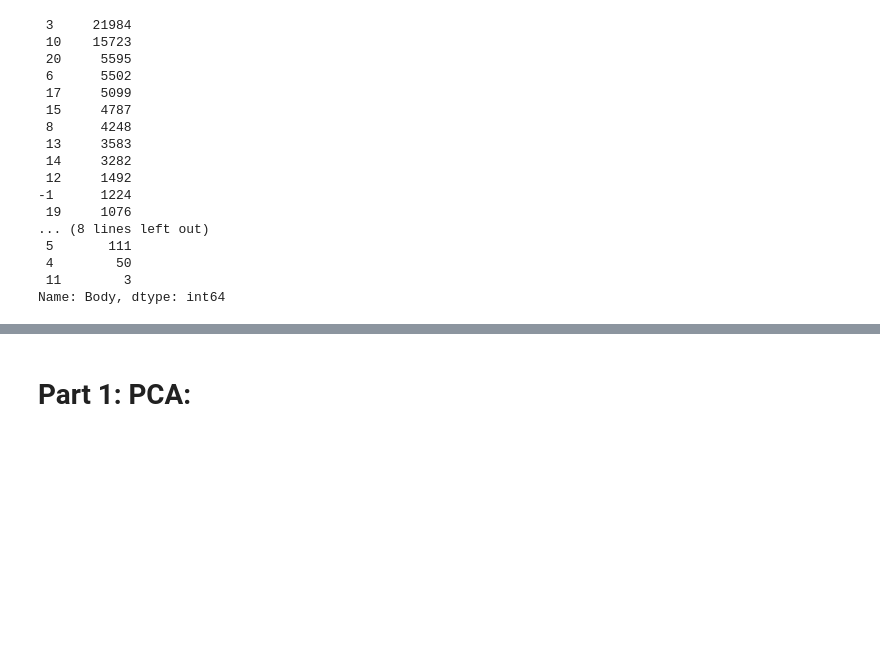
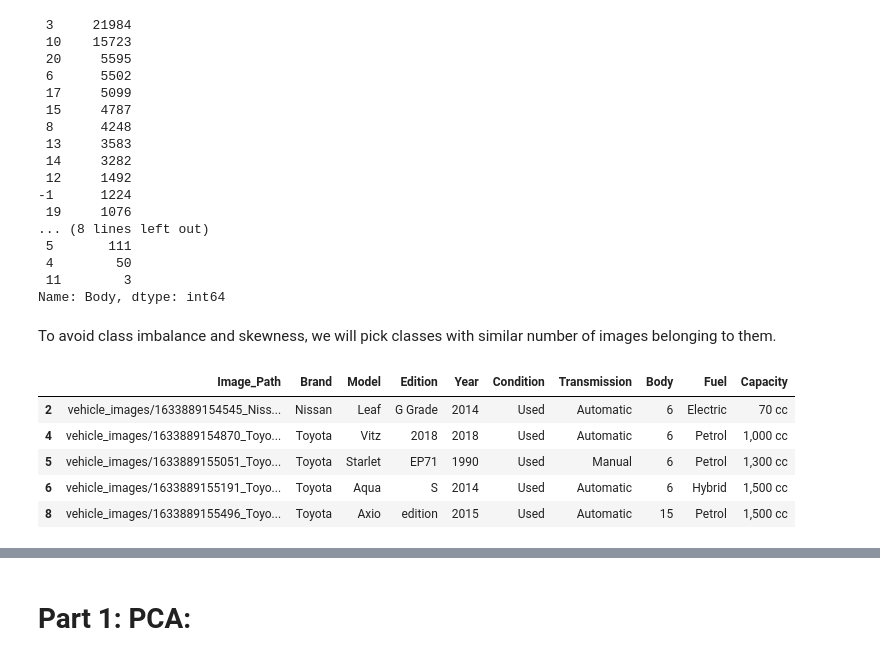
Before and after one commit to Sgipn/Vehicle_Classification, a Jupyter notebook: notebooks/project_draft.ipynb, the cells around one changed output, grey strips where cells are left out. Saved outputs shown, nothing was run; the diff lists cells and outputs as text; code cells hidden in the pictures; blank space fills up the shorter version.

```diff
--- a/notebooks/project_draft.ipynb
+++ b/notebooks/project_draft.ipynb
@@ -60,6 +60,18 @@ imgs["Body"].value_counts()
  4        50
  11        3
 Name: Body, dtype: int64
+# %% [markdown]
+To avoid class imbalance and skewness, we will pick classes with similar number of images belonging to them.
+# %%
+imgs = imgs[imgs["Body"].isin([20,6,17,15,8])]
+imgs.head()
+# %% [output]
+|  | Image_Path | Brand | Model | Edition | Year | Condition | Transmission | Body | Fuel | Capacity |
+| 2 | vehicle_images/1633889154545_Niss... | Nissan | Leaf | G Grade | 2014 | Used | Automatic | 6 | Electric | 70 cc |
+| 4 | vehicle_images/1633889154870_Toyo... | Toyota | Vitz | 2018 | 2018 | Used | Automatic | 6 | Petrol | 1,000 cc |
+| 5 | vehicle_images/1633889155051_Toyo... | Toyota | Starlet | EP71 | 1990 | Used | Manual | 6 | Petrol | 1,300 cc |
+| 6 | vehicle_images/1633889155191_Toyo... | Toyota | Aqua | S | 2014 | Used | Automatic | 6 | Hybrid | 1,500 cc |
+| 8 | vehicle_images/1633889155496_Toyo... | Toyota | Axio | edition | 2015 | Used | Automatic | 15 | Petrol | 1,500 cc |
 # %%
 #create response vector:
 response = imgs["Body"].to_numpy()
```
Also changed, not shown: parts of 15 cells of this notebook.
